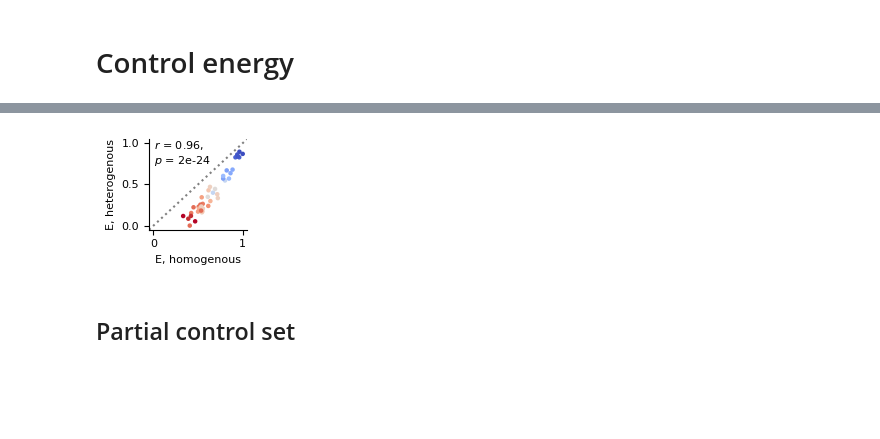
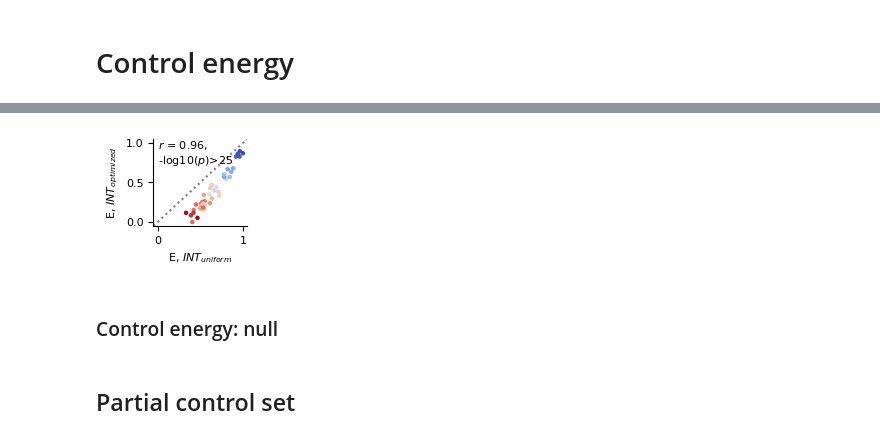
Before and after one commit to LindenParkesLab/nct_xr, a Jupyter notebook: scripts/results_optimized_control_energy.ipynb, the cells around one changed output, grey strips where cells are left out. Drawn from its saved outputs; the diff is of its cells as text; code cells hidden in the pictures; blank space fills up the shorter version.

```diff
--- a/scripts/results_optimized_control_energy.ipynb
+++ b/scripts/results_optimized_control_energy.ipynb
@@ -139,29 +180,31 @@ TtestResult(statistic=-18.021104399158023, pvalue=4.305192475171507e-21, df=41)
 # %%
 f, ax = plt.subplots(1, 1, figsize=(1.75, 1.5))
+# energy_matrix = log_args['control_energy']
 energy_matrix = log_args['control_energy_static_decay']
-# energy_matrix = log_args['control_energy']
 optimized_energy_matrix = log_args['control_energy_variable_decay']
 
 x = energy_matrix[~mask]
 y = optimized_energy_matrix[~mask]
 data = np.concatenate((x, y))
 x = (x - np.min(data)) / (np.max(data) - np.min(data))
 y = (y - np.min(data)) / (np.max(data) - np.min(data))
 
 ax.scatter(x=x, y=y, s=5, c=brain_state_corr[~mask], cmap='coolwarm')
-ax.set_xlabel('E, homogenous')
-ax.set_ylabel('E, heterogenous')
+ax.set_xlabel('E, $INT_{uniform}$')
+ax.set_ylabel('E, $INT_{optimized}$')
 ax.set_xlim([-0.05, 1.05])
 ax.set_ylim([-0.05, 1.05])
 plt.axline((0, 0), slope=1, linestyle=':', color='gray')
 sns.despine(ax=ax)
 r, r_p = sp.stats.pearsonr(x, y)
 textstr = '$\mathit{:}$ = {:.2f},\n{:}'.format('{r}', r, get_p_val_string(r_p))
 # textstr = '$\mathit{:}$ = {:.2f}'.format('{r}', r)
 ax.text(0.05, 1, textstr, transform=ax.transAxes, verticalalignment='top')
 
 f.tight_layout()
 f.savefig(os.path.join(outdir, 'energy_correlation_identity.svg'), dpi=600, bbox_inches="tight", pad_inches=0.01)
 plt.show()
 # %% [output]
-[figure, old version]
+[figure, new version]
+# %% [markdown]
+### Control energy: null
```
Also changed, not shown: parts of 12 cells of this notebook, 1 other file.
